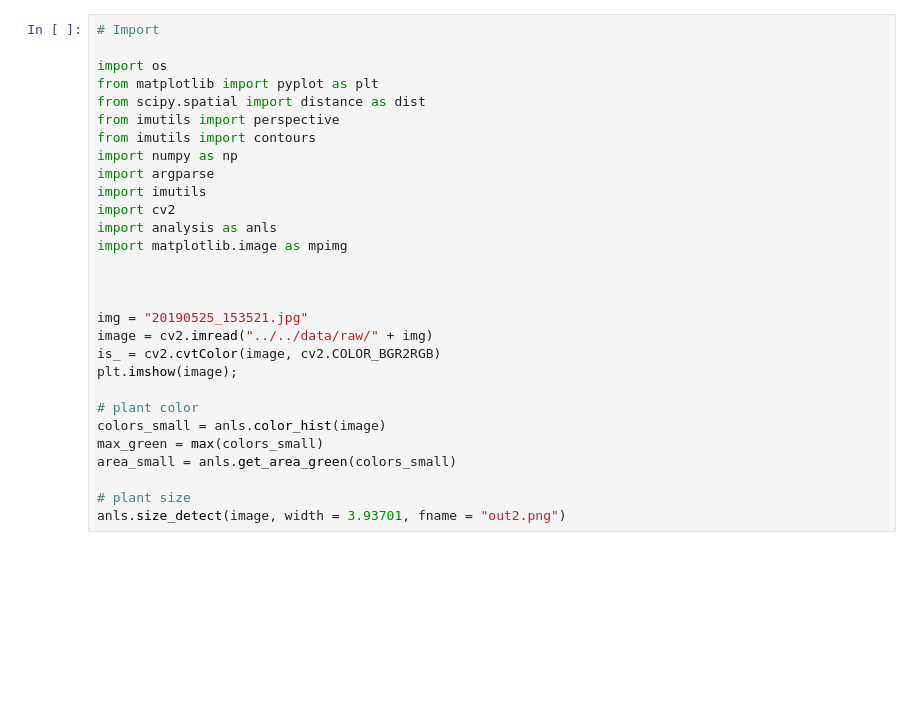
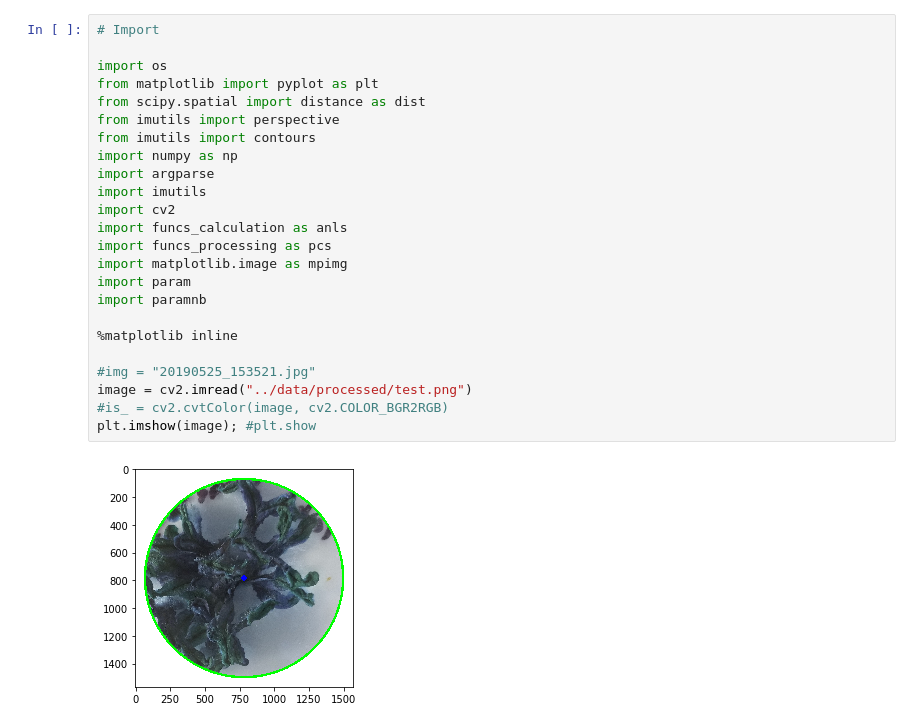
Before and after one commit to genspace/openplant-incubator, a Jupyter notebook: v2/monitor/analysis_color_size.ipynb, the cells around one changed output. Drawn from its saved outputs; the diff is of its cells as text; blank space fills up the shorter version.

```diff
--- a/v2/monitor/analysis_color_size.ipynb
+++ b/v2/monitor/analysis_color_size.ipynb
@@ -1,29 +1,26 @@
 # %%
 # Import
 
 import os
 from matplotlib import pyplot as plt
 from scipy.spatial import distance as dist
 from imutils import perspective
 from imutils import contours
 import numpy as np
 import argparse
 import imutils
 import cv2
-import analysis as anls
+import funcs_calculation as anls
+import funcs_processing as pcs
 import matplotlib.image as mpimg
+import param
+import paramnb
 
+%matplotlib inline
 
-
-img = "20190525_153521.jpg"
-image = cv2.imread("../../data/raw/" + img)
-is_ = cv2.cvtColor(image, cv2.COLOR_BGR2RGB)
-plt.imshow(image);
-
-# plant color
-colors_small = anls.color_hist(image)
-max_green = max(colors_small)
-area_small = anls.get_area_green(colors_small)
-
-# plant size
-anls.size_detect(image, width = 3.93701, fname = "out2.png")
+#img = "20190525_153521.jpg"
+image = cv2.imread("../data/processed/test.png")
+#is_ = cv2.cvtColor(image, cv2.COLOR_BGR2RGB)
+plt.imshow(image); #plt.show
+# %% [output]
+[figure, added]
```
Also changed, not shown: parts of 5 cells of this notebook, 3 other files.
